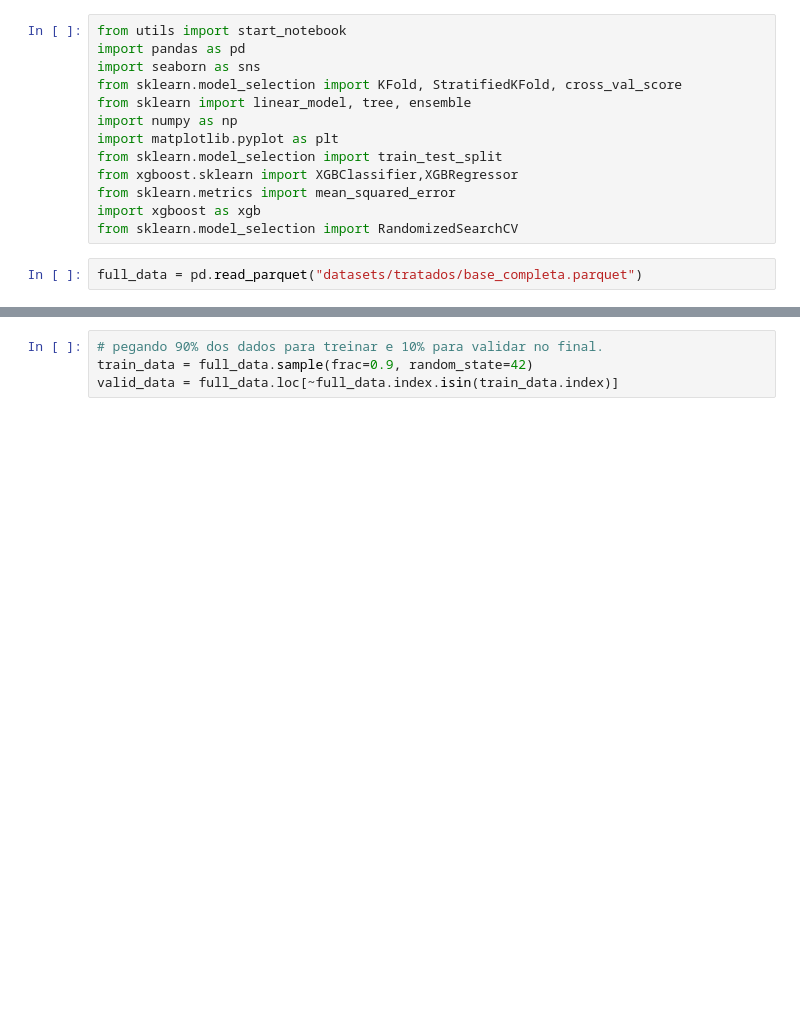
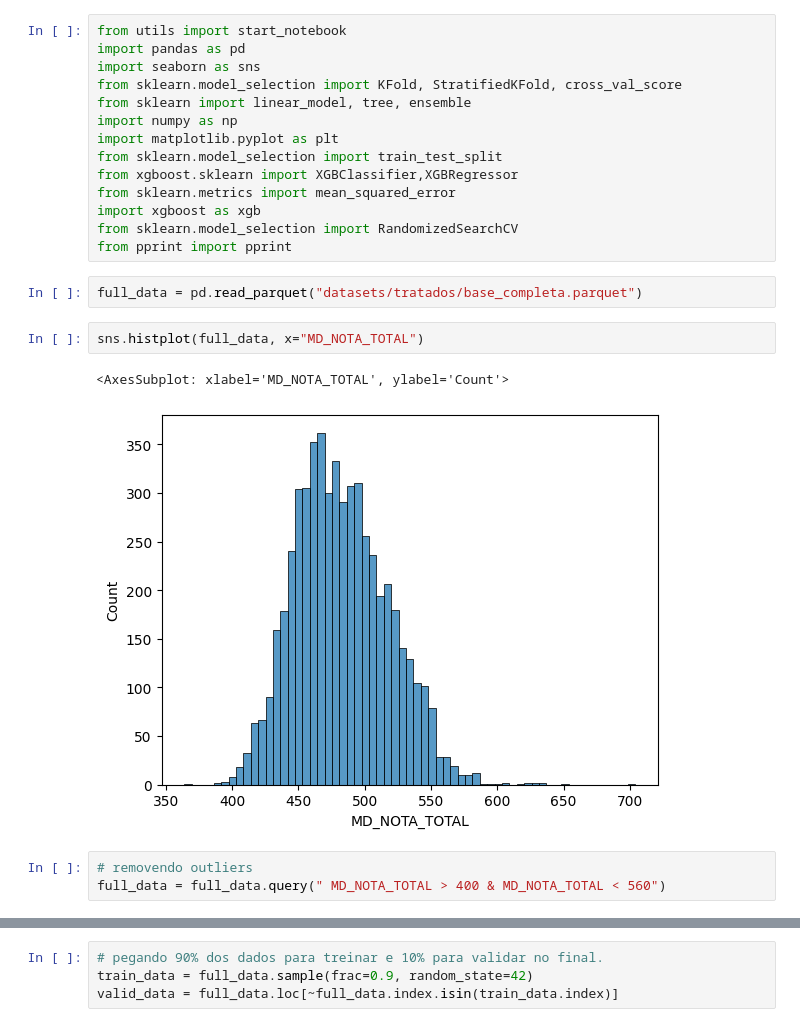
Before and after one commit to wagneralbjr/tcc-puc_minas, a Jupyter notebook: modelo.ipynb, the cells around one changed output, grey strips where cells are left out. Cells and saved outputs as stored; diff of their text form; blank space fills up the shorter version.

```diff
--- a/modelo.ipynb
+++ b/modelo.ipynb
@@ -11,5 +11,14 @@ from xgboost.sklearn import XGBClassifier,XGBRegressor
 from sklearn.metrics import mean_squared_error
 import xgboost as xgb
 from sklearn.model_selection import RandomizedSearchCV
+from pprint import pprint
 # %%
 full_data = pd.read_parquet("datasets/tratados/base_completa.parquet")
+# %%
+sns.histplot(full_data, x="MD_NOTA_TOTAL")
+# %% [output]
+<AxesSubplot: xlabel='MD_NOTA_TOTAL', ylabel='Count'>
+[figure, added]
+# %%
+# removendo outliers
+full_data = full_data.query(" MD_NOTA_TOTAL > 400 & MD_NOTA_TOTAL < 560")
```
Also changed, not shown: parts of 43 cells of this notebook, 4 other files.
